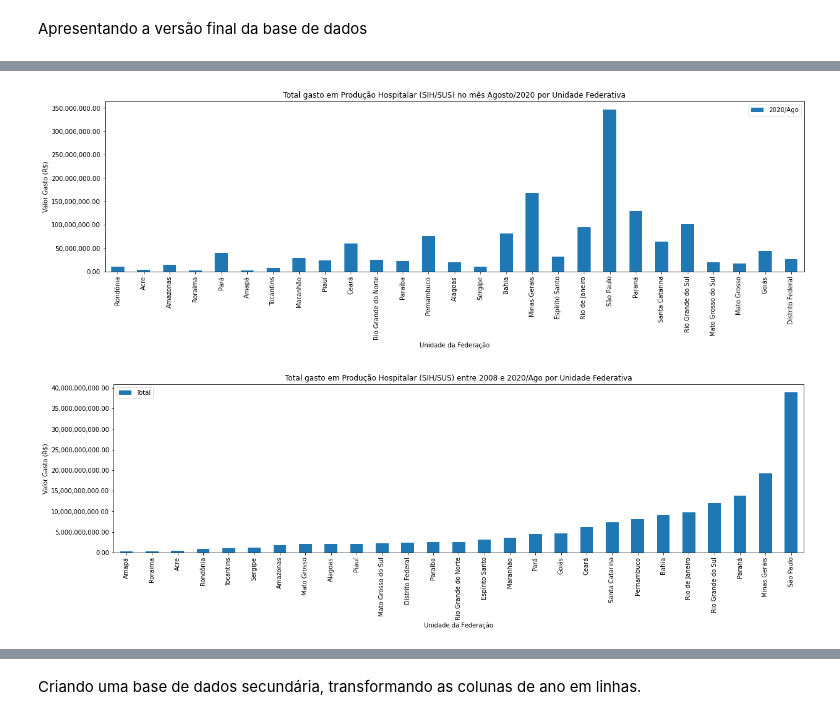
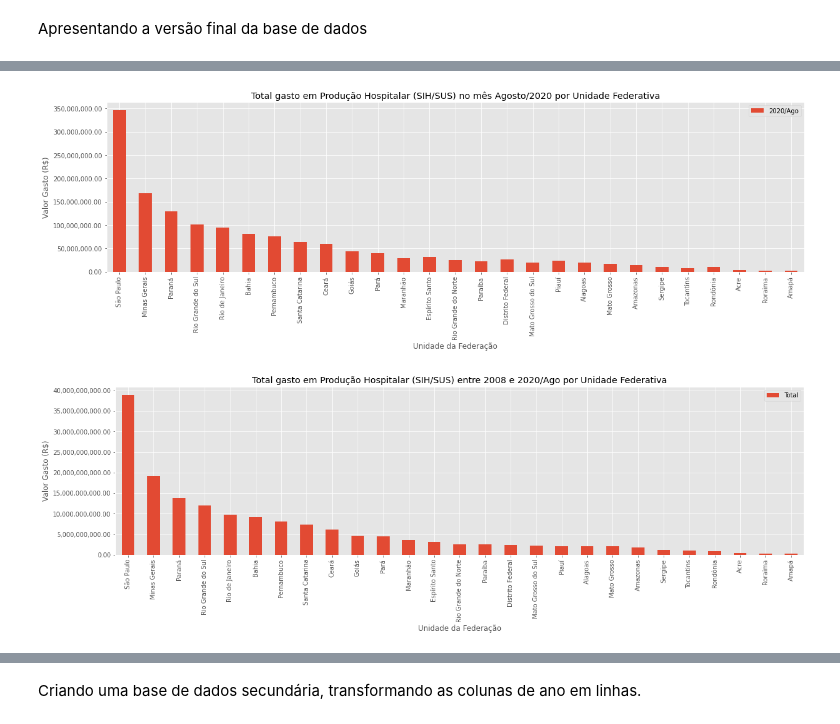
Before and after one commit to andrevcmelo/BootcampAlura2021, a Jupyter notebook: BootcampAlura_Modulo01.ipynb, the cells around one changed output, grey strips where cells are left out. Drawn from its saved outputs; the diff is of its cells as text; code cells hidden in the pictures.

```diff
--- a/BootcampAlura_Modulo01.ipynb
+++ b/BootcampAlura_Modulo01.ipynb
@@ -8,6 +8,8 @@ import pandas as pd
 import matplotlib.pyplot as plt
 import matplotlib.ticker as ticker
 import seaborn as sns
+
+plt.style.use('ggplot')
 # %% [markdown]
 #### Importação de Dados
 # %% [markdown]
@@ -194,7 +178,7 @@ dados_novo[['Cod_UF','Unidade da Federação']].head(5)
 # %% [markdown]
 Apresentando a versão final da base de dados
 # %%
-dados_novo = dados_novo.set_index('Unidade da Federação')
+dados_novo = dados_novo.sort_values('Total', ascending=False).set_index('Unidade da Federação')
 dados_novo.head(5)
 # %% [output]
 |  | 2008/Jan | 2008/Fev | 2008/Mar | 2008/Abr | 2008/Mai | 2008/Jun | 2008/Jul | 2008/Ago | 2008/Set | ... |
@@ -215,13 +207,13 @@ ax.set_ylabel('Valor Gasto (R$)')
 plt.title('Total gasto em Produção Hospitalar (SIH/SUS) no mês Agosto/2020 por Unidade Federativa')
 plt.show()
 # %% [output]
-[figure, old version]
+[figure, new version]
 # %%
 #Gráfico com os gastos históricos por UF
-ax = dados_novo.sort_values('Total').plot(y='Total', kind = 'bar', figsize=(20,5))
+ax = dados_novo.plot(y='Total', kind = 'bar', figsize=(20,5))
 ax.yaxis.set_major_formatter(ticker.StrMethodFormatter("{x:,.2f}"))
 ax.set_ylabel('Valor Gasto (R$)')
 plt.title('Total gasto em Produção Hospitalar (SIH/SUS) entre 2008 e 2020/Ago por Unidade Federativa')
 plt.show()
 # %% [output]
-[figure, old version]
+[figure, new version]
```
Also changed, not shown: parts of 7 cells of this notebook.
